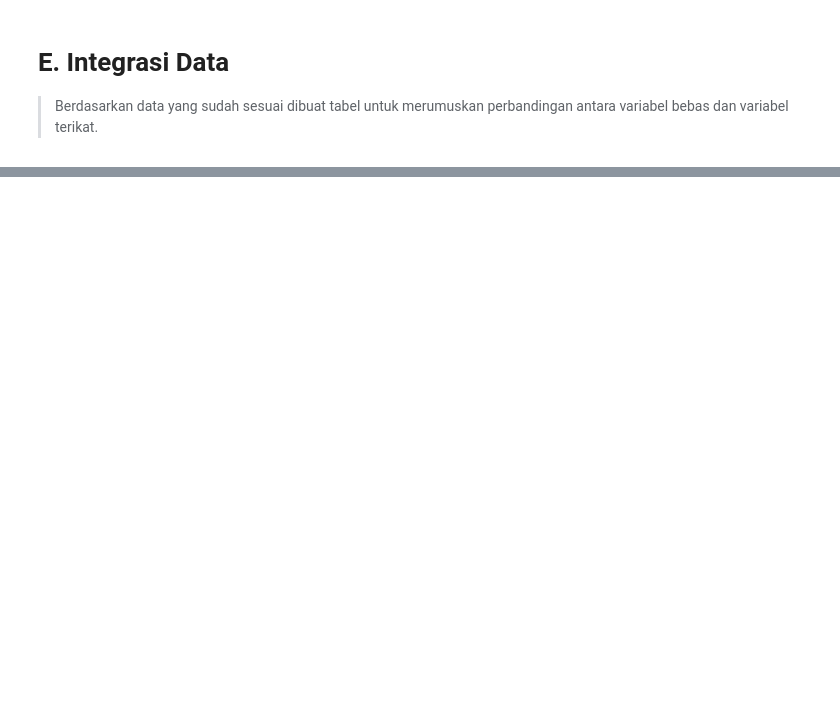
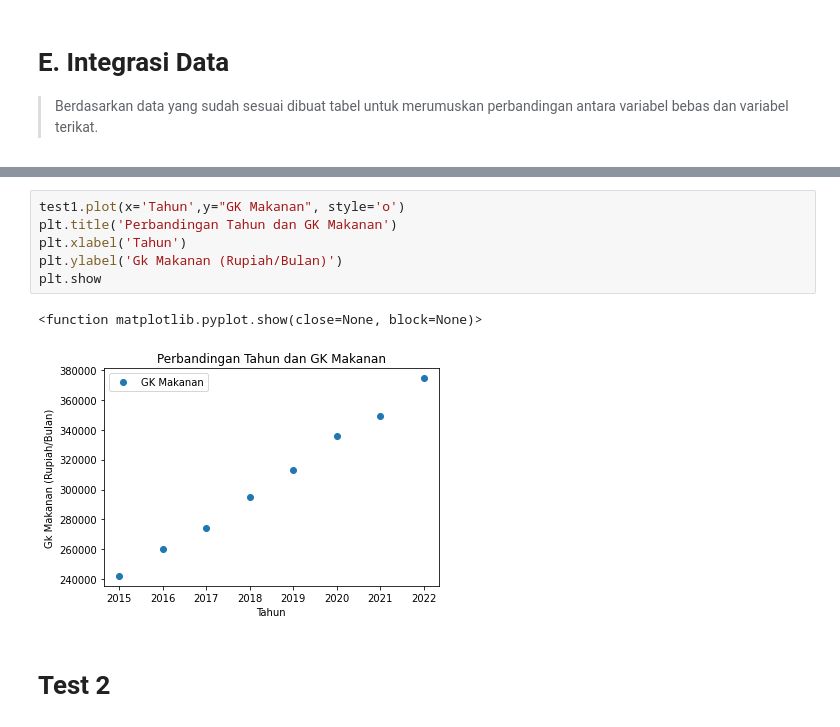
Before and after one commit to ReyhanAfrizal/No-Poverty-Indonesia-Kelompok-2, a Jupyter notebook: Tubes_Visdas_2.ipynb, the cells around one changed output, grey strips where cells are left out. Cells and saved outputs as stored; diff of their text form; blank space fills up the shorter version.

```diff
--- a/Tubes_Visdas_2.ipynb
+++ b/Tubes_Visdas_2.ipynb
@@ -365,0 +409,11 @@ test5
+# %%
+test1.plot(x='Tahun',y="GK Makanan", style='o')
+plt.title('Perbandingan Tahun dan GK Makanan')
+plt.xlabel('Tahun')
+plt.ylabel('Gk Makanan (Rupiah/Bulan)')
+plt.show
+# %% [output]
+<function matplotlib.pyplot.show(close=None, block=None)>
+[figure, added]
+# %% [markdown]
+# Test 2
```
Also changed, not shown: parts of 160 cells of this notebook, 3 other files.
